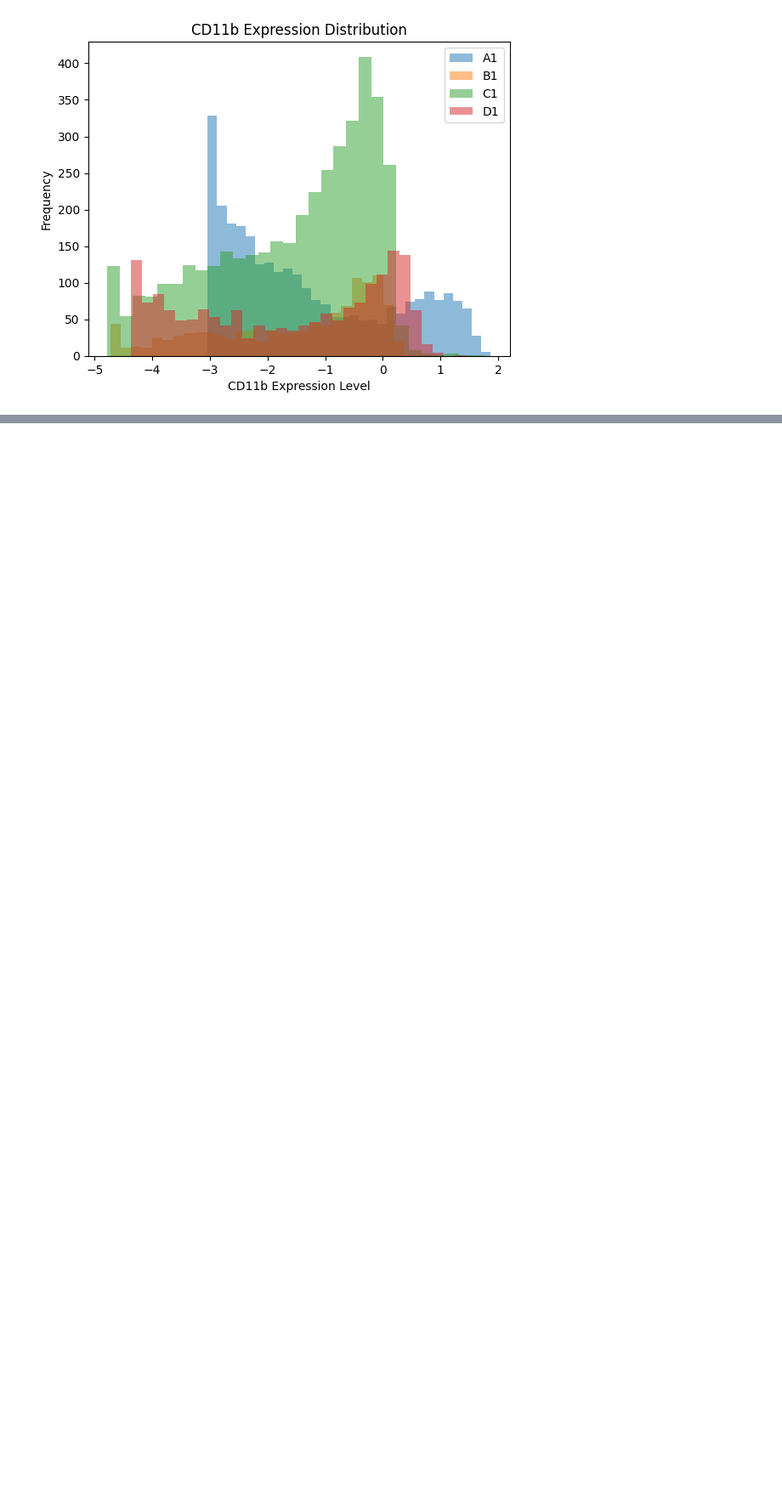
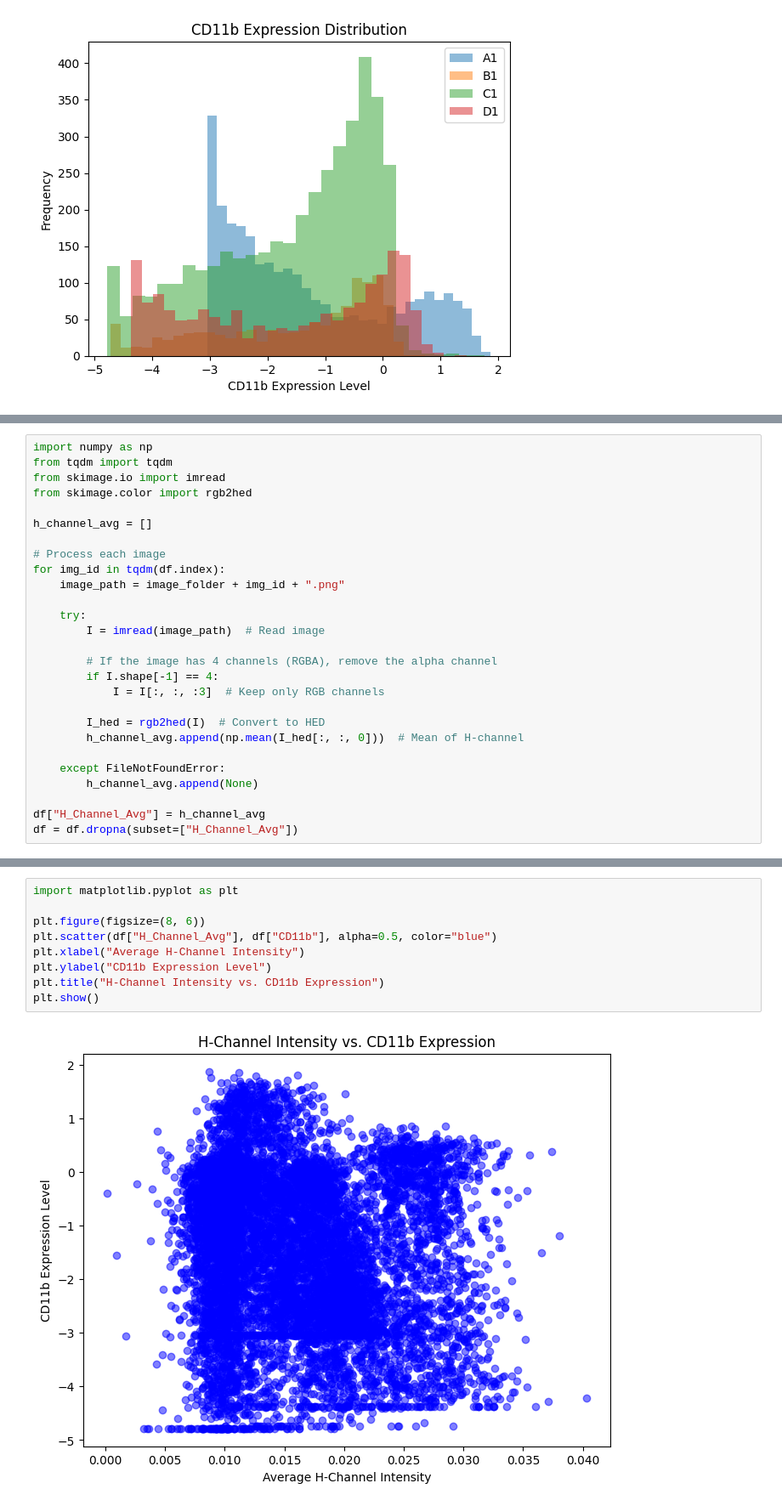
Before and after one commit to NigarRahimli/Branches, a Jupyter notebook: DataMining2024_assignment_2.ipynb, the cells around one changed output, grey strips where cells are left out. Shown at 85% size. Saved outputs shown, nothing was run; the diff lists cells and outputs as text; blank space fills up the shorter version.

```diff
--- a/DataMining2024_assignment_2.ipynb
+++ b/DataMining2024_assignment_2.ipynb
@@ -168,0 +208,27 @@ plt.show()
+# %%
+import numpy as np
+from tqdm import tqdm
+from skimage.io import imread
+from skimage.color import rgb2hed
+
+h_channel_avg = []
+
+# Process each image
+for img_id in tqdm(df.index):
+    image_path = image_folder + img_id + ".png"
+
+    try:
+        I = imread(image_path)  # Read image
+
+        # If the image has 4 channels (RGBA), remove the alpha channel
+        if I.shape[-1] == 4:
+            I = I[:, :, :3]  # Keep only RGB channels
+
+        I_hed = rgb2hed(I)  # Convert to HED
+        h_channel_avg.append(np.mean(I_hed[:, :, 0]))  # Mean of H-channel
+
+    except FileNotFoundError:
+        h_channel_avg.append(None)
+
+df["H_Channel_Avg"] = h_channel_avg
+df = df.dropna(subset=["H_Channel_Avg"])
@@ -168,0 +241,11 @@ plt.show()
+# %%
+import matplotlib.pyplot as plt
+
+plt.figure(figsize=(8, 6))
+plt.scatter(df["H_Channel_Avg"], df["CD11b"], alpha=0.5, color="blue")
+plt.xlabel("Average H-Channel Intensity")
+plt.ylabel("CD11b Expression Level")
+plt.title("H-Channel Intensity vs. CD11b Expression")
+plt.show()
+# %% [output]
+[figure, added]
```
Also changed, not shown: parts of 9 cells of this notebook.
